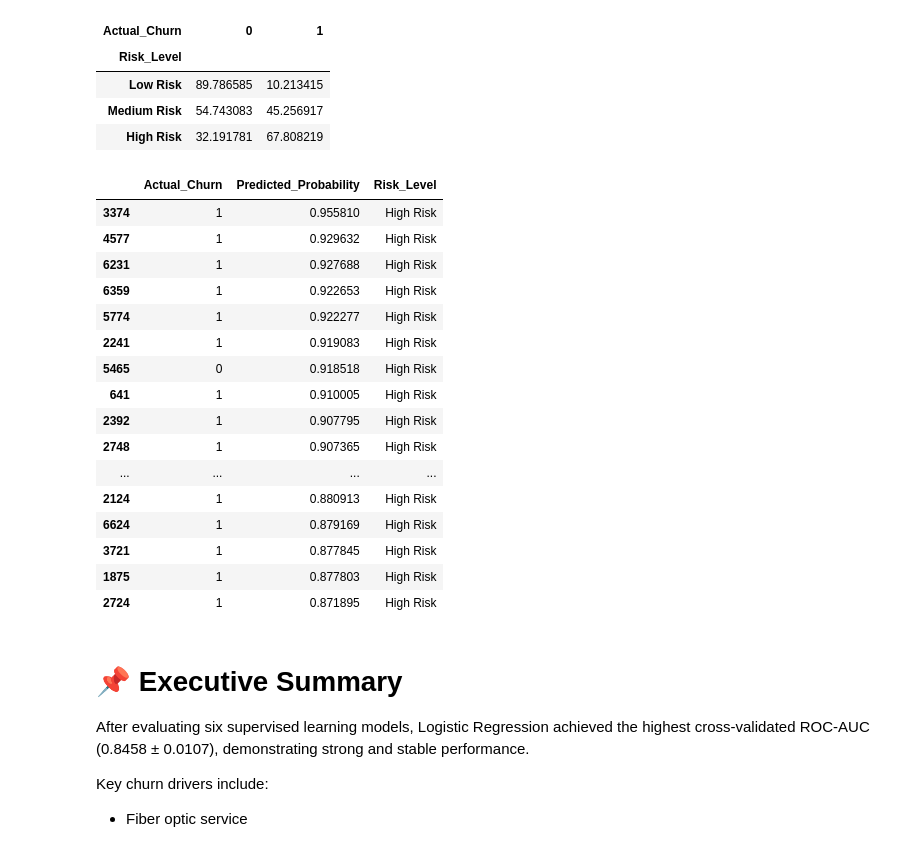
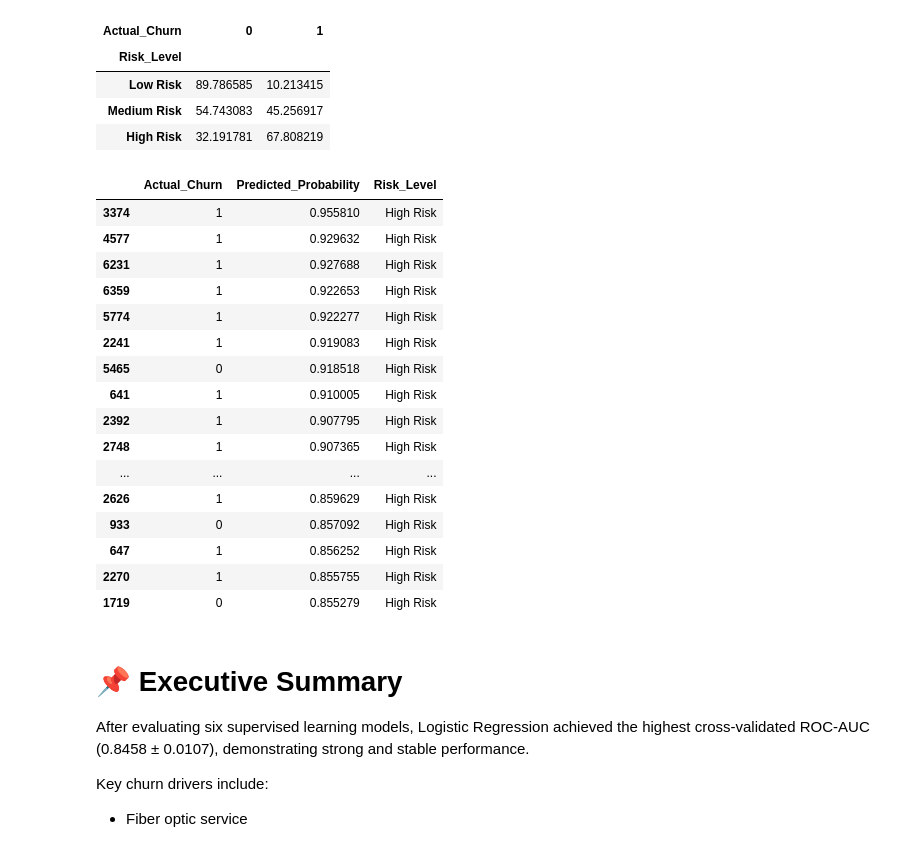
Before and after one commit to Pournima87/telecom-churn-intelligence, a Jupyter notebook: notebook/Customer Churn Prediction ML Project.ipynb, the cells around one changed output. Saved outputs shown, nothing was run; the diff lists cells and outputs as text; code cells hidden in the pictures.

```diff
--- a/notebook/Customer Churn Prediction ML Project.ipynb
+++ b/notebook/Customer Churn Prediction ML Project.ipynb
@@ -1334,25 +1379,25 @@ pd.crosstab(risk_df["Risk_Level"], risk_df["Actual_Churn"], normalize='index') *
 | Medium Risk | 54.743083 | 45.256917 |
 | High Risk | 32.191781 | 67.808219 |
 # %%
-risk_df.sort_values(by="Predicted_Probability", ascending=False).head(20)
+risk_df.sort_values(by="Predicted_Probability", ascending=False).head(30)
 # %% [output]
 |  | Actual_Churn | Predicted_Probability | Risk_Level |
 | 3374 | 1 | 0.955810 | High Risk |
 | 4577 | 1 | 0.929632 | High Risk |
 | 6231 | 1 | 0.927688 | High Risk |
 | 6359 | 1 | 0.922653 | High Risk |
 | 5774 | 1 | 0.922277 | High Risk |
 | 2241 | 1 | 0.919083 | High Risk |
 | 5465 | 0 | 0.918518 | High Risk |
 | 641 | 1 | 0.910005 | High Risk |
 | 2392 | 1 | 0.907795 | High Risk |
 | 2748 | 1 | 0.907365 | High Risk |
 | ... | ... | ... | ... |
-| 2124 | 1 | 0.880913 | High Risk |
-| 6624 | 1 | 0.879169 | High Risk |
-| 3721 | 1 | 0.877845 | High Risk |
-| 1875 | 1 | 0.877803 | High Risk |
-| 2724 | 1 | 0.871895 | High Risk |
+| 2626 | 1 | 0.859629 | High Risk |
+| 933 | 0 | 0.857092 | High Risk |
+| 647 | 1 | 0.856252 | High Risk |
+| 2270 | 1 | 0.855755 | High Risk |
+| 1719 | 0 | 0.855279 | High Risk |
 # %% [markdown]
 # 📌 Executive Summary
 
```
Also changed, not shown: parts of 13 cells of this notebook, 1 other file.
